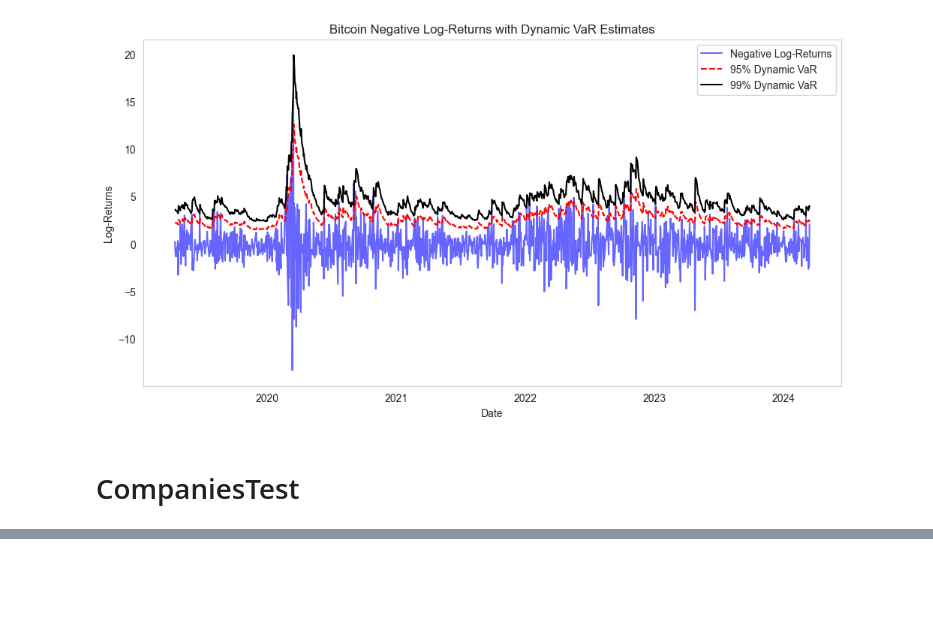
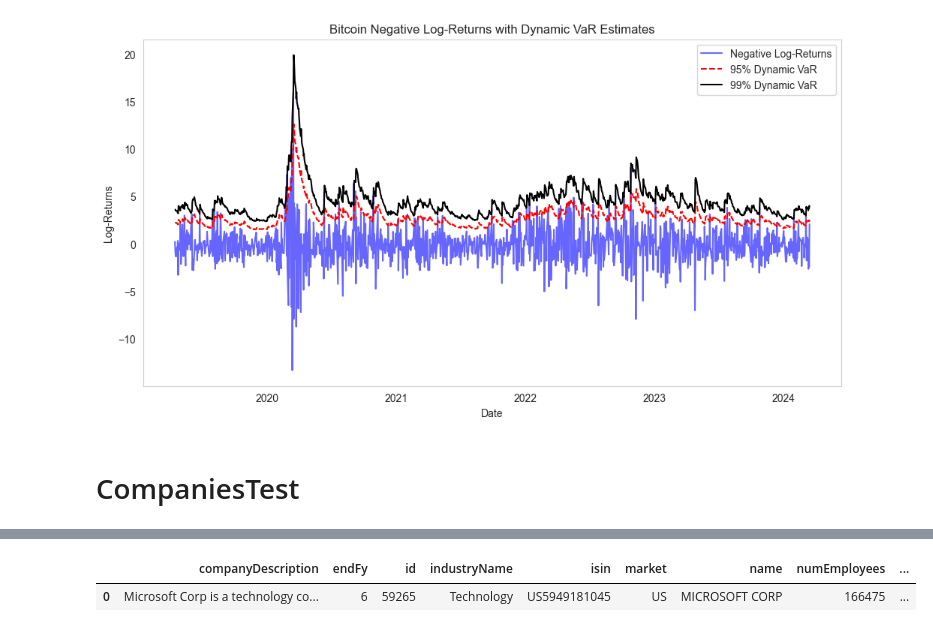
Before and after one commit to sajodajo/FinIDX-G4, a Jupyter notebook: EDA.ipynb, the cells around one changed output, grey strips where cells are left out. Saved outputs shown, nothing was run; the diff lists cells and outputs as text; code cells hidden in the pictures; blank space fills up the shorter version.

```diff
--- a/EDA.ipynb
+++ b/EDA.ipynb
@@ -500,0 +474,23 @@ len(allCompanies)
+# %%
+import requests
+from dotenv import load_dotenv
+import os
+import pandas as pd
+
+
+def getCompanyInfo(ticker):
+    load_dotenv()
+    API_KEY = os.getenv('API_KEY')
+
+    headers = {
+        "accept": "application/json",
+        "Authorization": API_KEY
+    }
+
+    url = "https://backend.simfin.com/api/v3/companies/general/compact?ticker=" + ticker
+    response = requests.get(url, headers=headers).json()
+
+    return pd.DataFrame(response['data'], columns=response['columns'])
+# %% [output]
+|  | companyDescription | endFy | id | industryName | isin | market | name | numEmployees | ... |
+| 0 | Microsoft Corp is a technology co... | 6 | 59265 | Technology | US5949181045 | US | MICROSOFT CORP | 166475 | ... |
```
Also changed, not shown: parts of 5 cells of this notebook, 2 other files.
